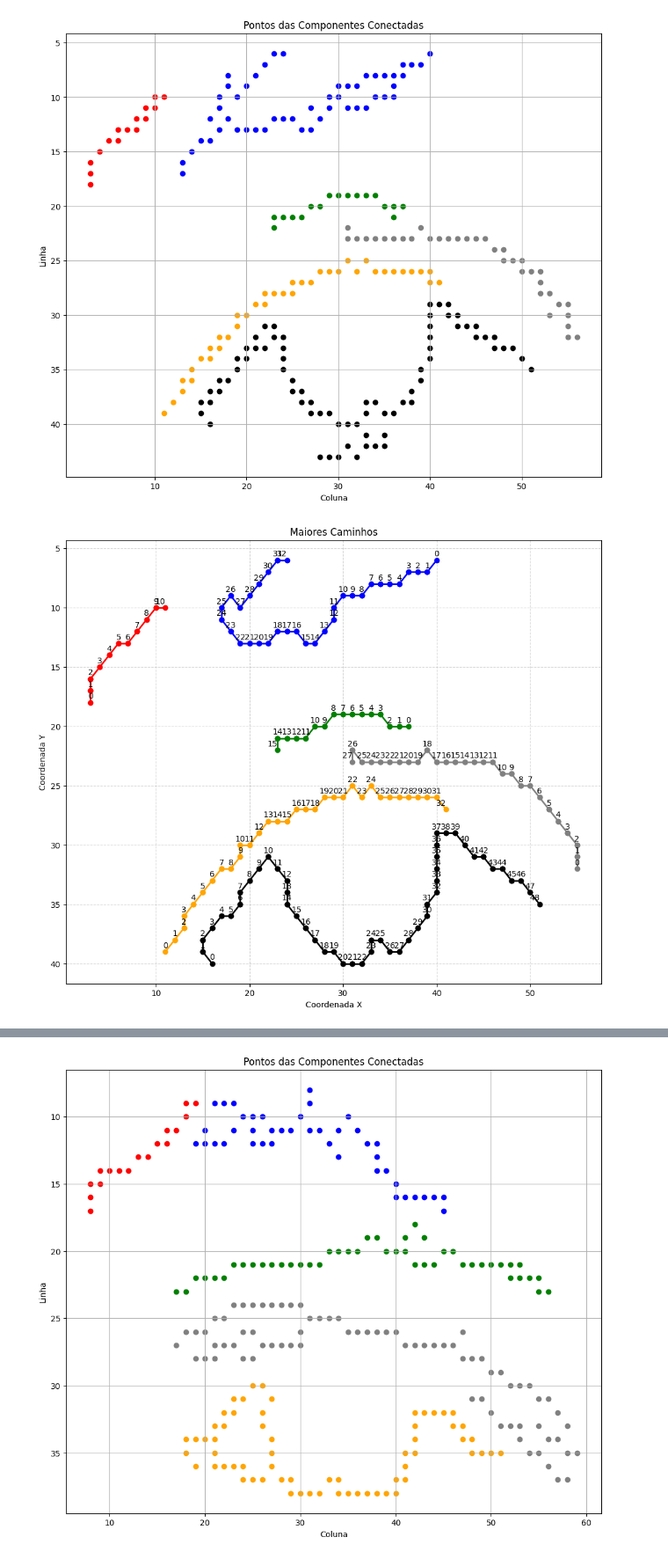
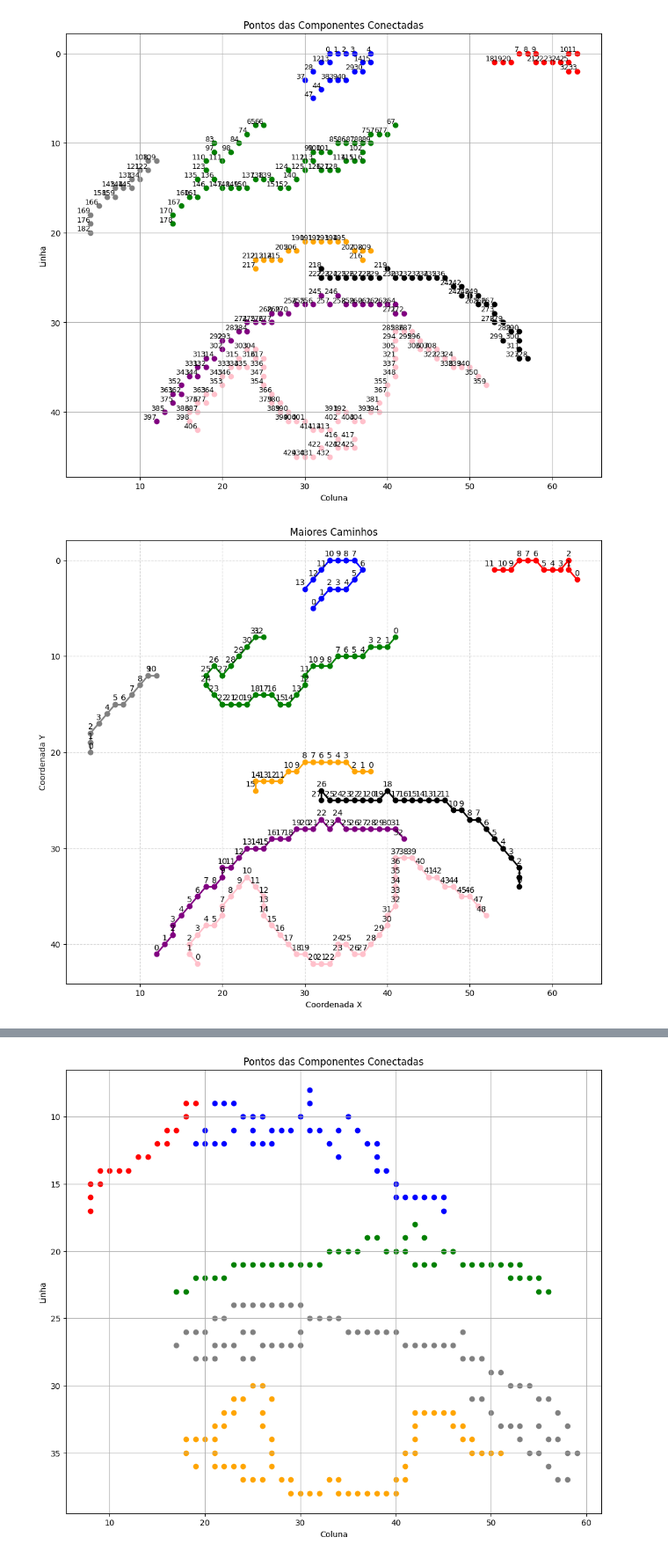
Before and after one commit to MariaLuizaLogrado/PVA, a Jupyter notebook: face_recognition.ipynb, the cells around one changed output, grey strips where cells are left out. Shown at 88% size. Saved outputs shown, nothing was run; the diff lists cells and outputs as text; code cells hidden in the pictures.

```diff
--- a/face_recognition.ipynb
+++ b/face_recognition.ipynb
@@ -84,7 +84,7 @@ def process_image(file_path):
 
 directory = './image'
 
-file_paths = [os.path.join(directory, f) for f in os.listdir(directory) if f.endswith(('pedro.jpg'))]
+file_paths = [os.path.join(directory, f) for f in os.listdir(directory) if f.endswith(('.jpg'))]
 
 with ThreadPoolExecutor(max_workers=5) as executor:
     results = list(executor.map(process_image, file_paths))
@@ -285,8 +337,8 @@ display_image(img)
 # %%
-highlight_components(results[0][2].left_eye_dict, results[0][4].dic_main_left_eye_cc)
-plot_logest_path(results[0][2].left_eye_dict, results[0][6].longest_path_left_eye, results[0][5].nodes_left_eye)
-plot_logest_path(results[0][2].left_eye_dict, results[0][6].new_longest_path_left_eye, results[0][5].nodes_left_eye)
-plot_splines(results[0][7].all_X_left_eye, results[0][7].all_Y_left_eye, results[0][7].all_control_x_left_eye, results[0][7].all_control_y_left_eye)
+highlight_components(results[2][2].left_eye_dict, results[2][4].dic_main_left_eye_cc)
+plot_logest_path(results[2][2].left_eye_dict, results[2][6].longest_path_left_eye, results[2][5].nodes_left_eye)
+plot_logest_path(results[2][2].left_eye_dict, results[2][6].new_longest_path_left_eye, results[2][5].nodes_left_eye)
+plot_splines(results[2][7].all_X_left_eye, results[2][7].all_Y_left_eye, results[2][7].all_control_x_left_eye, results[2][7].all_control_y_left_eye)
 # %% [output]
-[figure, old version]
+[figure, new version]
-[figure, old version]
+[figure, new version]
```
Also changed, not shown: parts of 25 cells of this notebook, 3 other files.
